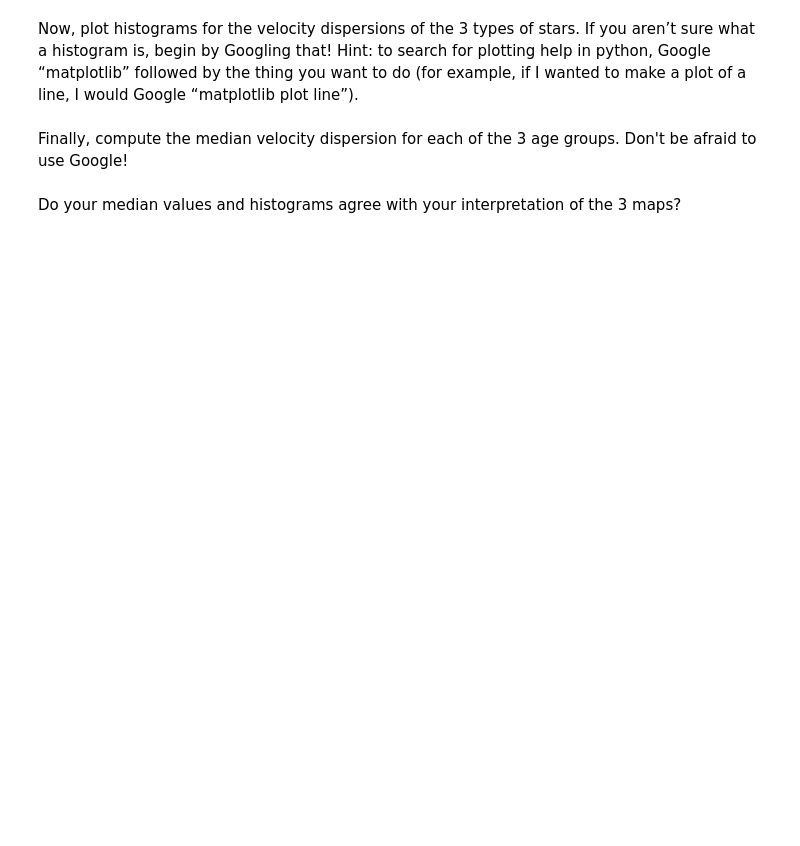
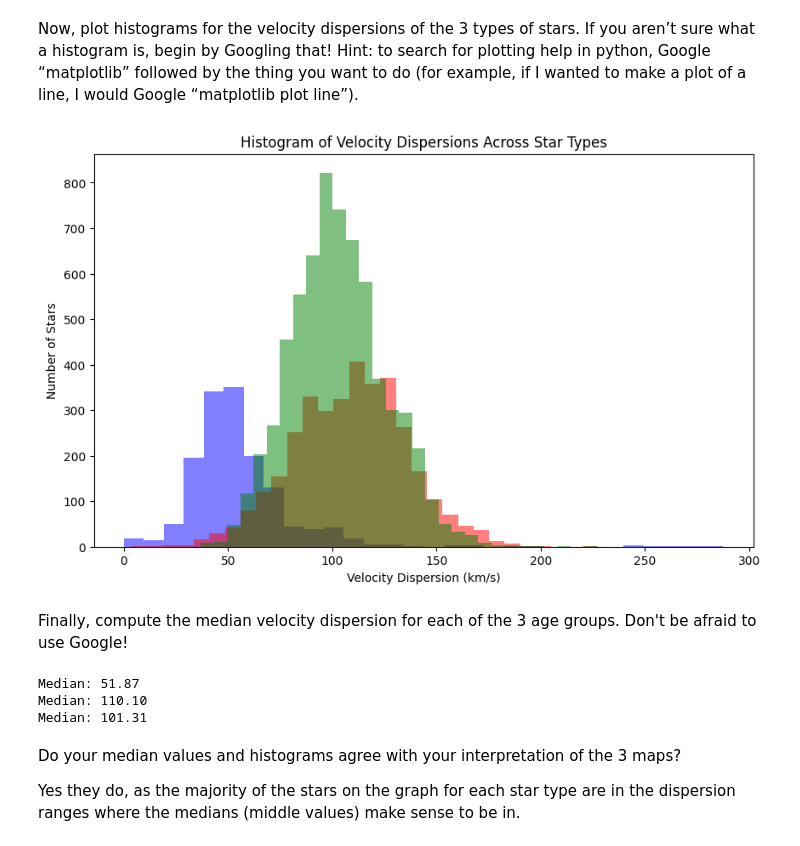
Before and after one commit to SalmaLilad/UCSC-PYaR-Research, a Jupyter notebook: programs/6-Velocity Dispersion Activity.ipynb, the cells around one changed output. Cells and saved outputs as stored; diff of their text form; code cells hidden in the pictures; blank space fills up the shorter version.

```diff
--- a/programs/6-Velocity Dispersion Activity.ipynb
+++ b/programs/6-Velocity Dispersion Activity.ipynb
@@ -96,2 +150,18 @@ Now, plot histograms for the velocity dispersions of the 3 types of stars. If yo
+# %%
+#Put your histogram plotting code here!
+
+plt.figure(figsize=(10,6))
+
+plt.hist(ms_sigma, bins=30, alpha=0.5, label= 'Main Sequence', color= 'blue')
+plt.hist(agb_sigma, bins=30, alpha=0.5, label= 'AGB Stars', color= 'red')
+plt.hist(rgb_sigma, bins=30, alpha=0.5, label= 'RGB Stars', color='green')
+
+plt.title(("Histogram of Velocity Dispersions Across Star Types"))
+plt.xlabel("Velocity Dispersion (km/s)")
+plt.ylabel("Number of Stars")
+
+plt.show()
+# %% [output]
+[figure, added]
 # %% [markdown]
 Finally, compute the median velocity dispersion for each of the 3 age groups. Don't be afraid to use Google!
@@ -100,2 +168,18 @@ Finally, compute the median velocity dispersion for each of the 3 age groups. Do
+# %%
+#Compute and print the median values here!
+ms_median = np.median(ms_sigma)
+agb_median = np.median(agb_sigma)
+rgb_median = np.median(rgb_sigma)
+
+#{float_ex:.2f} rounds floats to 2 decimal places
+print(f"Median: {ms_median:.2f}")
+print(f"Median: {agb_median:.2f}")
+print(f"Median: {rgb_median:.2f}")
+# %% [output]
+Median: 51.87
+Median: 110.10
+Median: 101.31
 # %% [markdown]
 Do your median values and histograms agree with your interpretation of the 3 maps?
+
+Yes they do, as the majority of the stars on the graph for each star type are in the dispersion ranges where the medians (middle values) make sense to be in.
```
Also changed, not shown: parts of 10 cells of this notebook, 7 other files.
